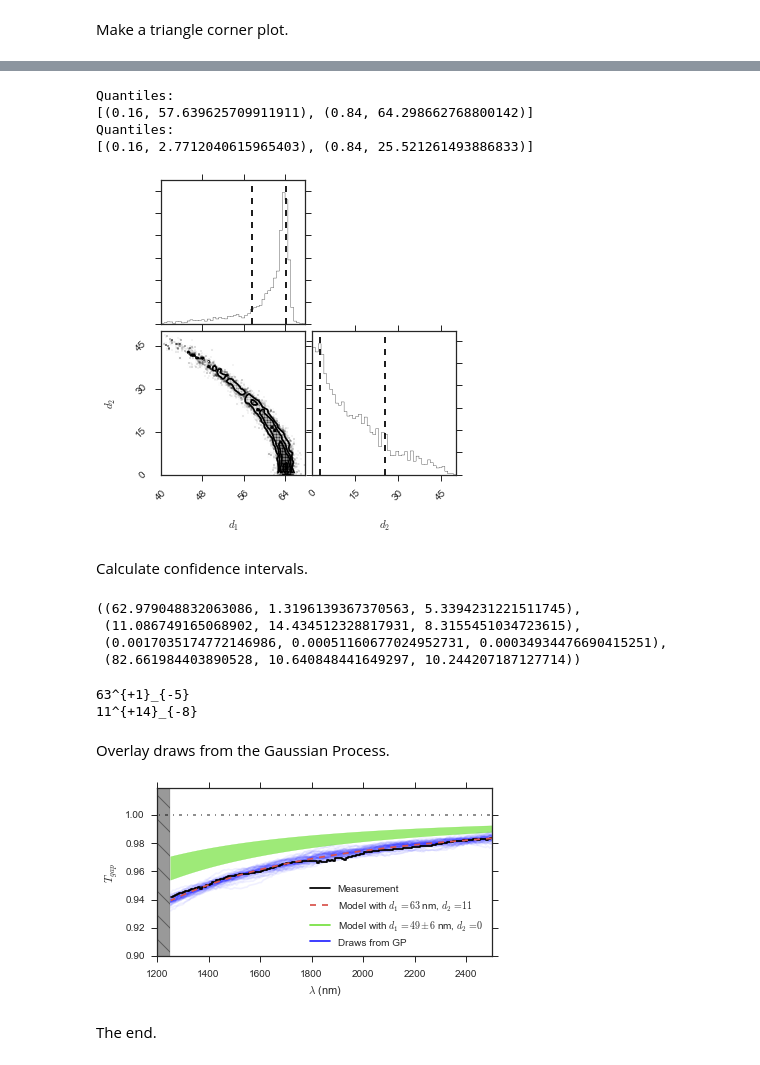
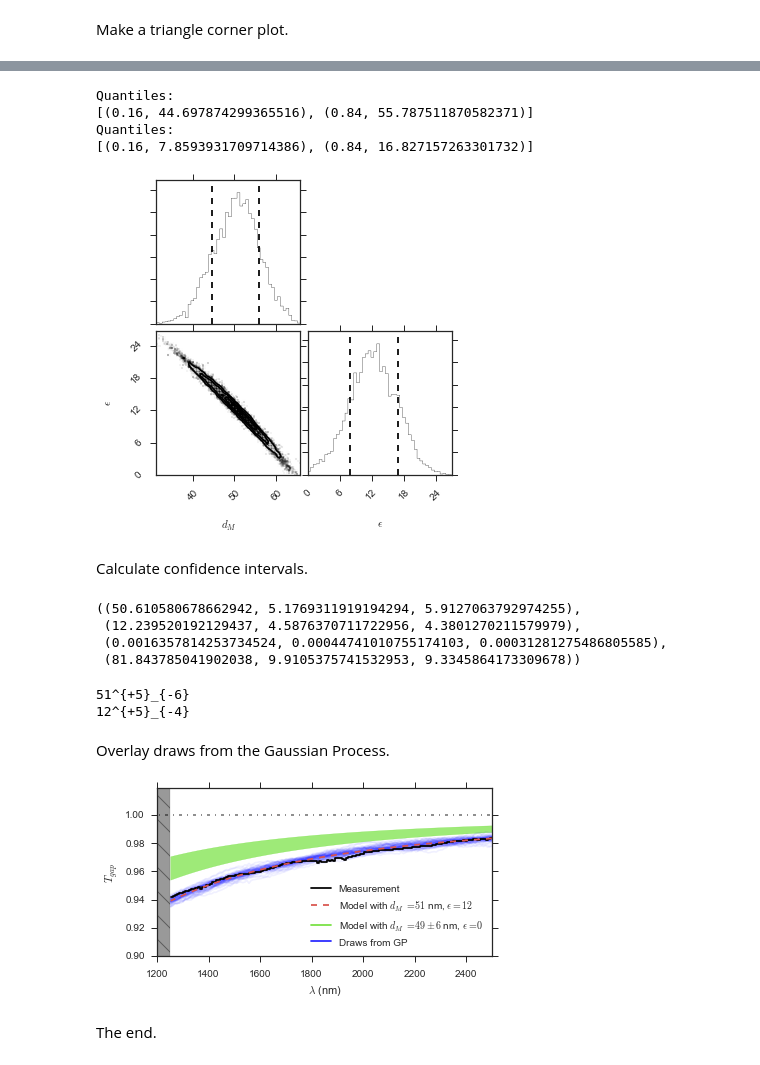
Before and after one commit to Echelle/AO_bonding_paper, a Jupyter notebook: notebooks/SiGaps_12_VG12_twoGaps.ipynb, the cells around one changed output, grey strips where cells are left out. Drawn from its saved outputs; the diff is of its cells as text; code cells hidden in the pictures.

```diff
--- a/notebooks/SiGaps_12_VG12_twoGaps.ipynb
+++ b/notebooks/SiGaps_12_VG12_twoGaps.ipynb
@@ -105,14 +111,14 @@ Set up the initial conditions
 # %%
 np.random.seed(78704)
 ndim, nwalkers = 4, 32
-d1_Guess = 49.0
-d2_Guess = 15.0
+dM_Guess = 49.0
+eps_Guess = 15.0
 a_Guess = 0.0016
 s_Guess = 25.0
 nburnins = 200
-ntrials = 600
+ntrials = 700
 # %% [markdown]
 Run the burn-in phase.  Run the full MCMC.  Pickle the results.
 # %%
-sampler = hammer_time(ndim, nwalkers, d1_Guess, d2_Guess, a_Guess, s_Guess, nburnins, ntrials)
+sampler = hammer_time(ndim, nwalkers, dM_Guess, eps_Guess, a_Guess, s_Guess, nburnins, ntrials)
 # %% [output]
@@ -131,7 +140,7 @@ fig.subplots_adjust(left=0.1, bottom=0.1, right=0.96, top=0.98,
                     wspace=0.0, hspace=0.05)
 [a.plot(np.arange(chain.shape[1]), chain[:, :, i].T, "k", alpha=0.5)
  for i, a in enumerate(axes)]
-[a.set_ylabel("${0}$".format(l)) for a, l in zip(axes, ["d_1", "d_2", "\ln a", "\ln s"])]
+[a.set_ylabel("${0}$".format(l)) for a, l in zip(axes, ["d_M", "\epsilon", "\ln a", "\ln s"])]
 axes[-1].set_xlim(0, chain.shape[1])
 axes[-1].set_xlabel("iteration");
 # %% [output]
@@ -157,66 +166,66 @@ Quantiles:
 # %%
 fig = triangle.corner(samples_lin[:,0:2],
-                      labels=map("${0}$".format, ["d_1", "d_2"]),
+                      labels=map("${0}$".format, ["d_M", "\epsilon"]),
                       quantiles=[0.16, 0.84])
-plt.savefig("VG12_twoGaps_corner.pdf")
+plt.savefig("VG12_twoGaps_cornerb.pdf")
 # %% [output]
 Quantiles:
-[(0.16, 57.639625709911911), (0.84, 64.298662768800142)]
+[(0.16, 44.697874299365516), (0.84, 55.787511870582371)]
 Quantiles:
-[(0.16, 2.7712040615965403), (0.84, 25.521261493886833)]
+[(0.16, 7.8593931709714386), (0.84, 16.827157263301732)]
-[figure, old version]
+[figure, new version]
 # %% [markdown]
 Calculate confidence intervals.
 # %%
-d1_mcmc, d2_mcmc, a_mcmc, s_mcmc = map(lambda v: (v[1], v[2]-v[1], v[1]-v[0]),
+dM_mcmc, eps_mcmc, a_mcmc, s_mcmc = map(lambda v: (v[1], v[2]-v[1], v[1]-v[0]),
                              zip(*np.percentile(samples_lin, [16, 50, 84],
                                                 axis=0)))
-d1_mcmc, d2_mcmc, a_mcmc, s_mcmc
+dM_mcmc, eps_mcmc, a_mcmc, s_mcmc
 # %% [output]
-((62.979048832063086, 1.3196139367370563, 5.3394231221511745),
- (11.086749165068902, 14.434512328817931, 8.3155451034723615),
- (0.0017035174772146986, 0.00051160677024952731, 0.00034934476690415251),
- (82.661984403890528, 10.640848441649297, 10.244207187127714))
+((50.610580678662942, 5.1769311919194294, 5.9127063792974255),
+ (12.239520192129437, 4.5876370711722956, 4.3801270211579979),
+ (0.0016357814253734524, 0.00044741010755174103, 0.00031281275486805585),
+ (81.843785041902038, 9.9105375741532953, 9.3345864173309678))
 # %%
-print "{:.0f}^{{+{:.0f}}}_{{-{:.0f}}}".format(*d1_mcmc)
-print "{:.0f}^{{+{:.0f}}}_{{-{:.0f}}}".format(*d2_mcmc)
+print "{:.0f}^{{+{:.0f}}}_{{-{:.0f}}}".format(*dM_mcmc)
+print "{:.0f}^{{+{:.0f}}}_{{-{:.0f}}}".format(*eps_mcmc)
 # %% [output]
-63^{+1}_{-5}
-11^{+14}_{-8}
+51^{+5}_{-6}
+12^{+5}_{-4}
 # %% [markdown]
 Overlay draws from the Gaussian Process.
 # %%
 plt.figure(figsize=(6,3))
 
-for d1, d2, a, s in samples_lin[np.random.randint(len(samples_lin), size=60)]:
+for dM, eps, a, s in samples_lin[np.random.randint(len(samples_lin), size=60)]:
     off_diag_terms = a**2 * np.exp(-0.5 * (x[:, None] - x[None, :])**2 / s**2)
     C = iid_cov + off_diag_terms
-    fit = 0.5*(T_gap_Si_withFF_fast(x, d1, 1.0, n1)+T_gap_Si_withFF_fast(x, d2, 1.0, n1))/T_DSP
+    fit = 0.5*(T_gap_Si_withFF_fast(x, dM+eps, 1.0, n1)+T_gap_Si_withFF_fast(x, eps, 1.0, n1))/T_DSP
     vec = np.random.multivariate_normal(fit, C)
     plt.plot(x, vec,"-b", alpha=0.06)
 
 plt.step(x, y,color="k", label='Measurement')
-fit = 0.5*(T_gap_Si_withFF_fast(x, d1_mcmc[0], 1, n1)+T_gap_Si_withFF_fast(x, d2_mcmc[0], 1, n1))/T_DSP
-fit_label = 'Model with $d_1={:.0f}$ nm, $d_2={:.0f}$'.format(d1_mcmc[0], d2_mcmc[0])
+fit = 0.5*(T_gap_Si_withFF_fast(x, dM_mcmc[0]+eps_mcmc[0], 1, n1)+T_gap_Si_withFF_fast(x, eps_mcmc[0], 1, n1))/T_DSP
+fit_label = 'Model with $d_M={:.0f}$ nm, $\epsilon={:.0f}$'.format(dM_mcmc[0], eps_mcmc[0])
 plt.plot(x, fit, '--', color=sns.xkcd_rgb["pale red"], alpha=1.0, label=fit_label)
 
 fit1 = T_gap_Si_withFF_fast(x, 43, 0.5, n1)/T_DSP
 fit2 = T_gap_Si_withFF_fast(x, 55, 0.5, n1)/T_DSP
-fit2_label = 'Model with $d_1={:.0f}\pm{:.0f}$ nm, $d_2={:.0f}$'.format(49, 6, 0)
+fit2_label = 'Model with $d_M={:.0f}\pm{:.0f}$ nm, $\epsilon={:.0f}$'.format(49, 6, 0)
 plt.fill_between(x, fit1, fit2, alpha=0.6, color=sns.xkcd_rgb["green apple"])
 plt.plot([-10, -9], [-10, -9],"-", alpha=0.85, color=sns.xkcd_rgb["green apple"], label=fit2_label)
 
 plt.plot([-10, -9], [-10, -9],"-b", alpha=0.85, label='Draws from GP')
 plt.plot([0, 5000], [1.0, 1.0], '-.k', alpha=0.5)
 plt.fill_between([1200, 1250], 2.0, 0.0, hatch='\\', alpha=0.4, color='k', label='Si absorption cutoff')
 
 plt.xlabel('$\lambda$ (nm)');
 plt.ylabel('$T_{gap}$');
 plt.xlim(1200, 2501);
 plt.ylim(0.9, 1.019);
 plt.legend(loc='lower right')
-plt.savefig("VG12_twoGaps.pdf",  bbox_inches='tight')
+plt.savefig("VG12_twoGapsb.pdf",  bbox_inches='tight')
 # %% [output]
-[figure, old version]
+[figure, new version]
 # %% [markdown]
 The end.
```
Also changed, not shown: parts of 10 cells of this notebook, 5 other files.
